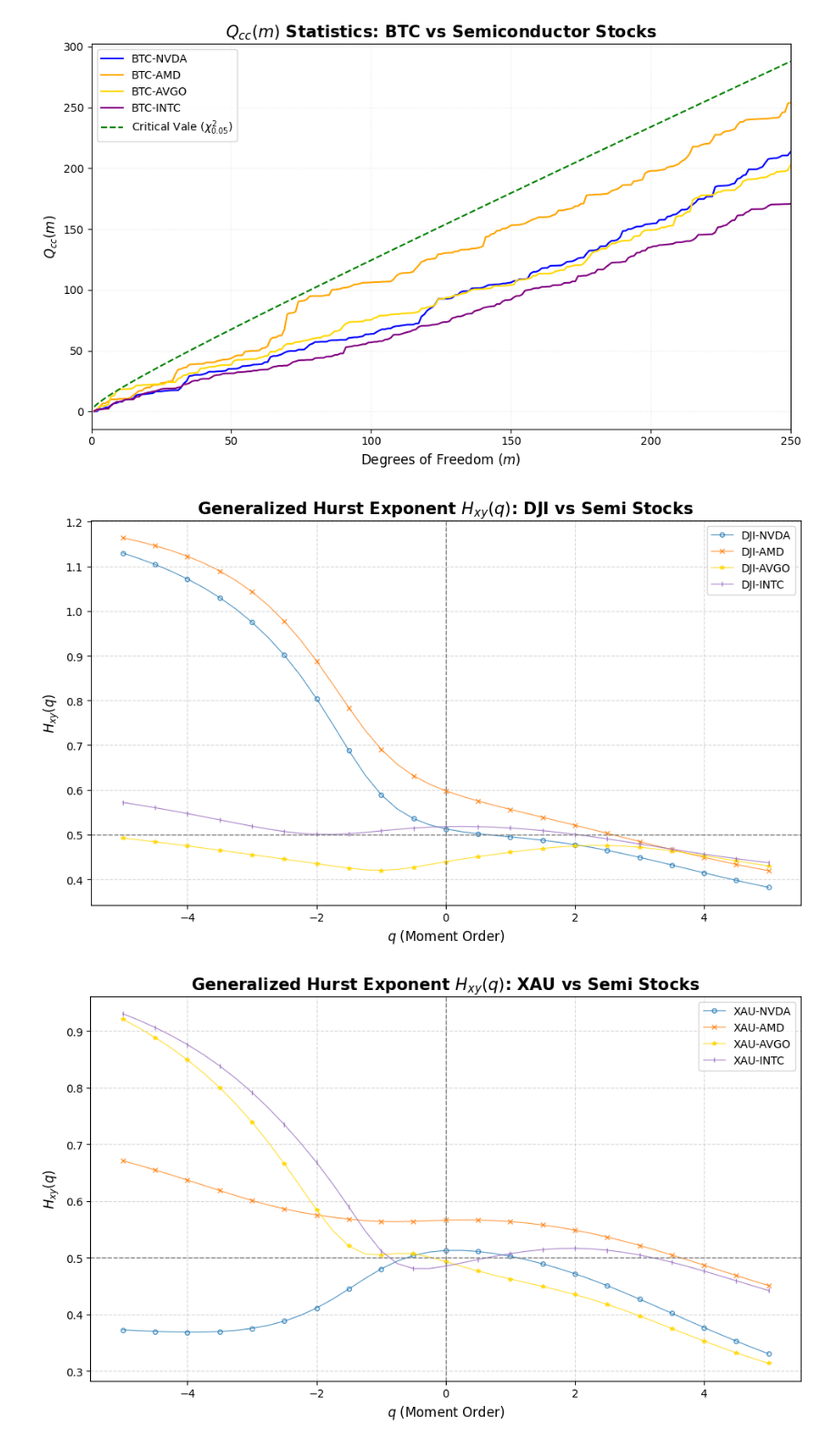
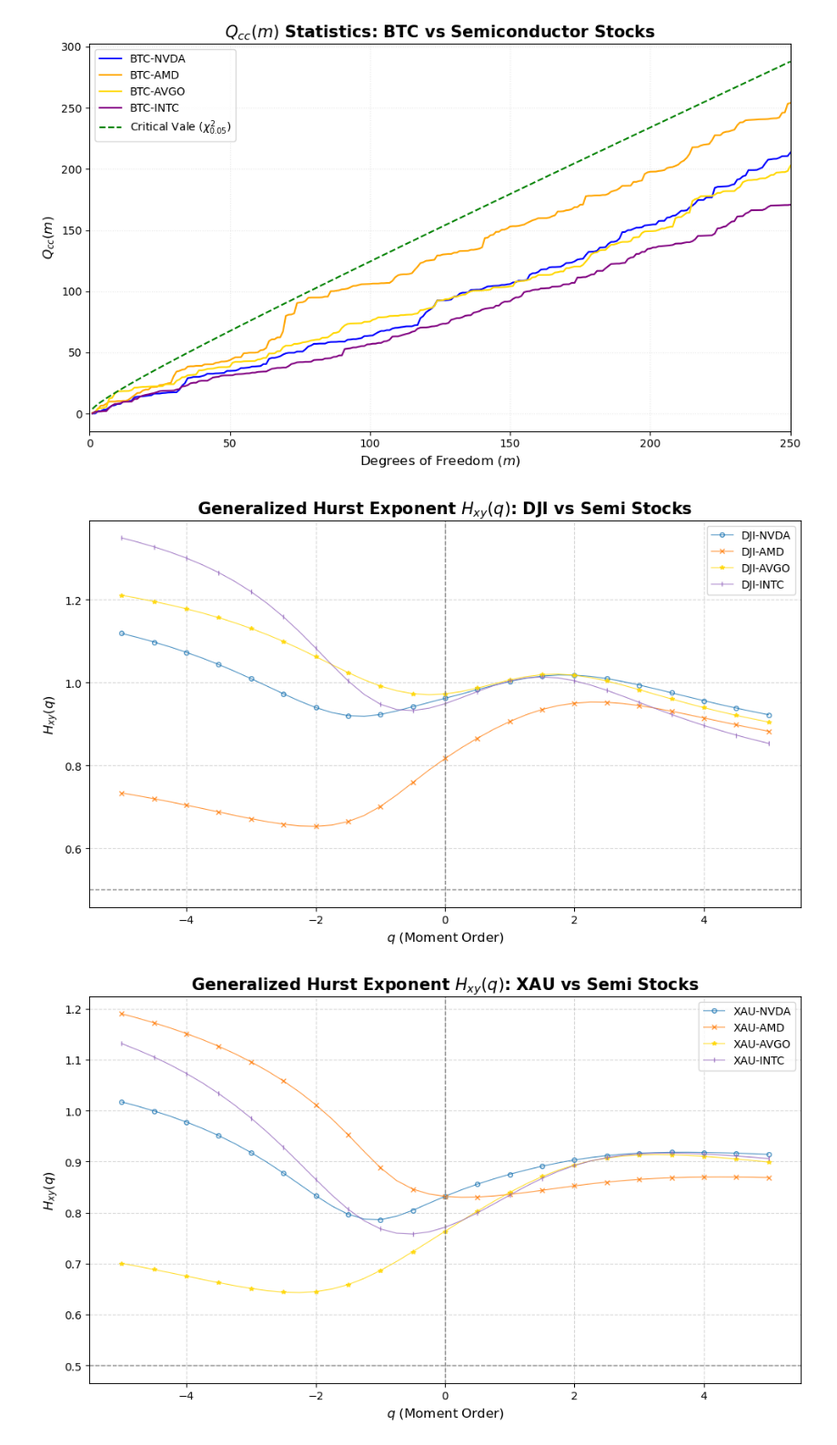
Before and after one commit to turtle-jaewoo/MF-ADCCA, a Jupyter notebook: MF-ADCCA.ipynb, the cells around one changed output. Shown at 91% size. Drawn from its saved outputs; the diff is of its cells as text; code cells hidden in the pictures.

```diff
--- a/MF-ADCCA.ipynb
+++ b/MF-ADCCA.ipynb
@@ -379,46 +381,47 @@ styles = {
 }
 
 q_range = np.linspace(-5, 5, 41)
-min_scale = 25
-max_scale = 150
+min_scale = 30
+max_scale = 600
 scales = np.unique(np.logspace(np.log10(min_scale), np.log10(max_scale), 15).astype(int))
 poly_order = 3
 
+abs_returns = np.abs(log_returns)
 
 for asset in financial_assets:
-    if asset not in log_returns.columns: continue
+    if asset not in abs_returns.columns: continue
 
     plt.figure(figsize = (10, 6))
     plot_exists = False
 
     for stock in semi_stock:
-        if stock not in log_returns.columns: continue
+        if stock not in abs_returns.columns: continue
 
-        df_pair = log_returns[[asset, stock]].dropna()
+        df_pair = abs_returns[[asset, stock]].dropna()
         if len(df_pair) < 300:
             continue
 
         h_vals = calculate_hxy(df_pair[asset], df_pair[stock], q_range, scales, poly_order)
 
         if not np.all(np.isnan(h_vals)):
             st = styles[stock]
             plt.plot(q_range, h_vals, label = f'{asset}-{stock}', color = st['color'], linewidth = 0.8,
                      marker = st['marker'], markersize = 4, fillstyle = st['fillstyle'],
                      markevery = 2, alpha = 0.8)
             plot_exists = True
 
     if plot_exists:
         plt.title(f"Generalized Hurst Exponent $H_{{xy}}(q)$: {asset} vs Semi Stocks", fontsize = 15, fontweight = 'bold')
         plt.xlabel('$q$ (Moment Order)', fontsize=12)
         plt.ylabel('$H_{{xy}}(q)$', fontsize=12)
         plt.axhline(y=0.5, color='gray', linestyle='--', linewidth = 1)
         plt.axvline(x = 0, color = 'gray', linestyle = '--', linewidth = 1)
         plt.legend(loc='best')
         plt.grid(True, linestyle='--', alpha=0.5)
         plt.tight_layout()
         plt.show()
     else:
         plt.close()
 # %% [output]
-[figure, old version]
+[figure, new version]
-[figure, old version]
+[figure, new version]
```
Also changed, not shown: parts of 7 cells of this notebook.
